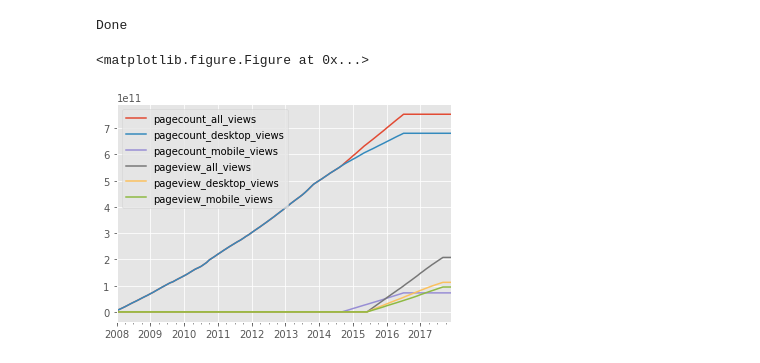
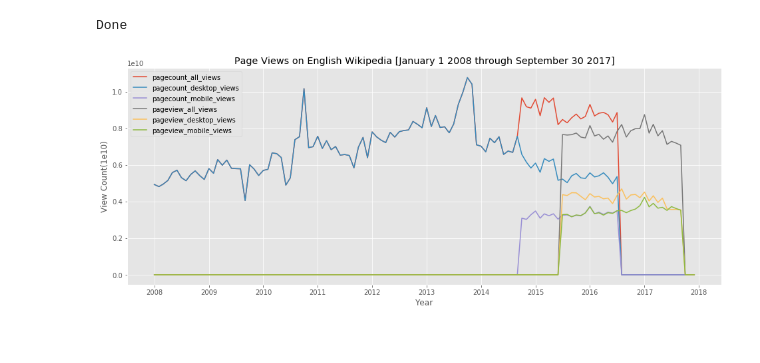
Before and after one commit to abhishekanand/data-512-a1, a Jupyter notebook: hcds-a1-data-curation.ipynb, the cells around one changed output. Saved outputs shown, nothing was run; the diff lists cells and outputs as text; code cells hidden in the pictures.

Commit message:
Updated Graph

```diff
--- a/hcds-a1-data-curation.ipynb
+++ b/hcds-a1-data-curation.ipynb
@@ -338,21 +338,27 @@ df = pd.DataFrame(output, columns=['year','month','pagecount_all_views','pagecou
 # %%
 # Pandas Documnetation
 # https://pandas.pydata.org/pandas-docs/stable/visualization.html
+
 # Convert Select Columns in Pandas Dataframe to Numpy Array
 # https://stackoverflow.com/questions/31789160/convert-select-columns-in-pandas-dataframe-to-numpy-array
 # df.as_matrix(columns=df.columns[2:])
 
 import matplotlib.pyplot as plt
 import matplotlib
-#matplotlib.style.use('ggplot')
+matplotlib.style.use('ggplot')
 %matplotlib inline
 
-#dfg = pd.DataFrame(df.as_matrix(columns=df.columns[2:]), index=pd.date_range('1/1/2008', periods=120), columns=['pagecount_all_views','pagecount_desktop_views','pagecount_mobile_views','pageview_all_views','pageview_desktop_views','pageview_mobile_views'])
+
 dfg = pd.DataFrame(df.as_matrix(columns=df.columns[2:]), index=pd.date_range(start='1/1/2008', end='12/1/2017', freq='MS'), columns=['pagecount_all_views','pagecount_desktop_views','pagecount_mobile_views','pageview_all_views','pageview_desktop_views','pageview_mobile_views'])
-dfg = dfg.cumsum()
 
-plt.figure();
-dfg.plot();
+
+plt.figure(num=1,figsize=(16,6)) # https://stackoverflow.com/questions/332289/how-do-you-change-the-size-of-figures-drawn-with-matplotlib
+
+plt.plot(dfg)
+plt.xlabel('Year')
+plt.ylabel('View Count[1e10]')
+plt.title('Page Views on English Wikipedia [January 1 2008 through September 30 2017]')
+plt.legend(['pagecount_all_views','pagecount_desktop_views','pagecount_mobile_views','pageview_all_views','pageview_desktop_views','pageview_mobile_views'])
+plt.show()
 # %% [output]
-<matplotlib.figure.Figure at 0x...>
-[figure, old version]
+[figure, new version]
```
Also changed, not shown: parts of 2 cells of this notebook.
